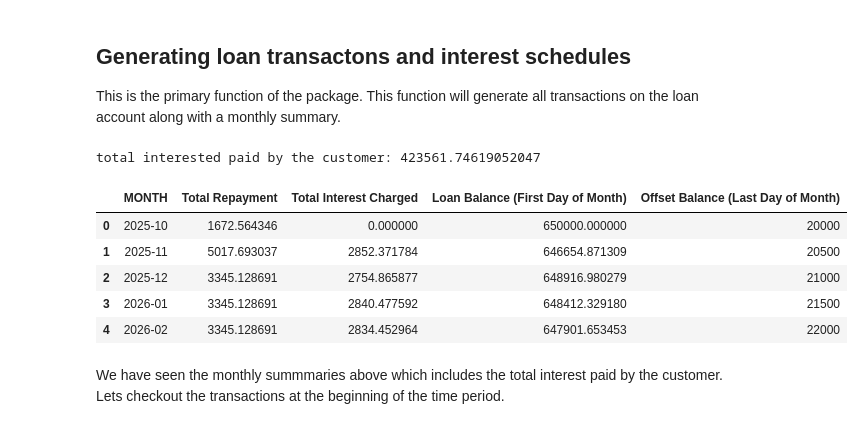
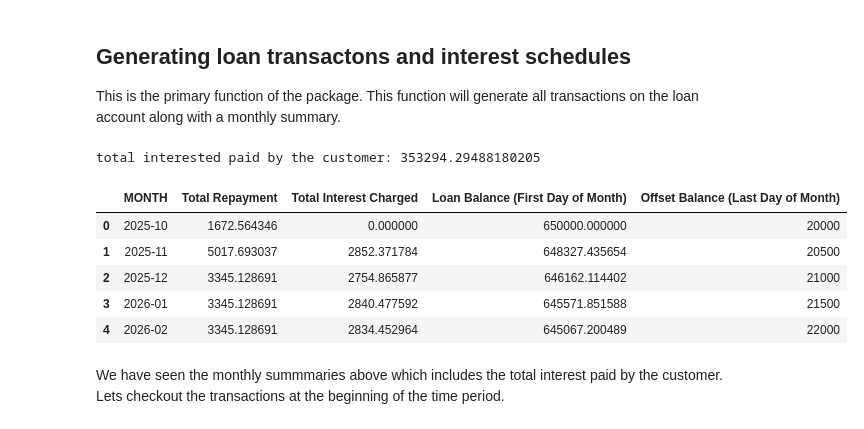
Before and after one commit to salaken-ds/loan_analysis_toolkit, a Jupyter notebook: docs/_sources/examples.ipynb, the cells around one changed output. Cells and saved outputs as stored; diff of their text form; code cells hidden in the pictures.

```diff
--- a/docs/_sources/examples.ipynb
+++ b/docs/_sources/examples.ipynb
@@ -8,39 +8,47 @@ This is the primary function of the package. This function will generate all tra
 # %%
 # loan parameters
 loan_amount = 650_000  # Loan amount in dollars
 annual_rate = 5.34     # Annual interest rate in percentage
 loan_duration_years = 30          # Loan term in years
 loan_duration_months = 0          # Additional months in loan term
 start_date = '2025-10-05'  # Loan settlement date
 repayment_frequency = 'fortnightly'  # Repayment frequency
 initial_offset_amount = 20_000  # Initial offset account balance in dollars
 offset_contribution_frequency = 'monthly'  # Offset contribution frequency
 offset_contribution_regular_amount = 500  # Offset contribution amount in dollars
+extra_repayments_frequency = 'annually'  # Extra repayments frequency
+extra_repayments_regular_amount = 5_000  # Extra repayments amount in dollars
+# Whether to capture daily and monthly interest accruals in the transactions
+# Default is False
+capture_interest_accrual = True
 
 loan_parameters = {'loan_amount' : loan_amount,
                 'annual_rate' : annual_rate,
                 'loan_duration_years' : loan_duration_years,
                 'loan_duration_months' : loan_duration_months,
                 'start_date' : start_date,
                 'repayment_frequency' : repayment_frequency,
                 'initial_offset_amount' : initial_offset_amount,
                 'offset_contribution_frequency' : offset_contribution_frequency,
-                'offset_contribution_regular_amount' : offset_contribution_regular_amount
+                'offset_contribution_regular_amount' : offset_contribution_regular_amount,
+                'extra_repayments_frequency' : extra_repayments_frequency,
+                'extra_repayments_regular_amount' : extra_repayments_regular_amount,
+                'capture_interest_accrual' : capture_interest_accrual
                 }
 
 res = prepare_loan_summary(loan_parameters, store_results = False)
 
 total_interest_paid_by_customer = res['total_interest_charged']
 print("total interested paid by the customer: {}".format(total_interest_paid_by_customer))
 display(res['monthly_summary'].head())
 # %% [output]
-total interested paid by the customer: 423561.74619052047
+total interested paid by the customer: 353294.29488180205
 |  | MONTH | Total Repayment | Total Interest Charged | Loan Balance (First Day of Month) | Offset Balance (Last Day of Month) |
 | 0 | 2025-10 | 1672.564346 | 0.000000 | 650000.000000 | 20000 |
-| 1 | 2025-11 | 5017.693037 | 2852.371784 | 646654.871309 | 20500 |
-| 2 | 2025-12 | 3345.128691 | 2754.865877 | 648916.980279 | 21000 |
-| 3 | 2026-01 | 3345.128691 | 2840.477592 | 648412.329180 | 21500 |
-| 4 | 2026-02 | 3345.128691 | 2834.452964 | 647901.653453 | 22000 |
+| 1 | 2025-11 | 5017.693037 | 2852.371784 | 648327.435654 | 20500 |
+| 2 | 2025-12 | 3345.128691 | 2754.865877 | 646162.114402 | 21000 |
+| 3 | 2026-01 | 3345.128691 | 2840.477592 | 645571.851588 | 21500 |
+| 4 | 2026-02 | 3345.128691 | 2834.452964 | 645067.200489 | 22000 |
 # %% [markdown]
 We have seen the monthly summmaries above which includes the total interest paid by the customer. Lets checkout the transactions at the beginning of the time period.
 # %%
```
Also changed, not shown: parts of 3 cells of this notebook, 2 other files.
